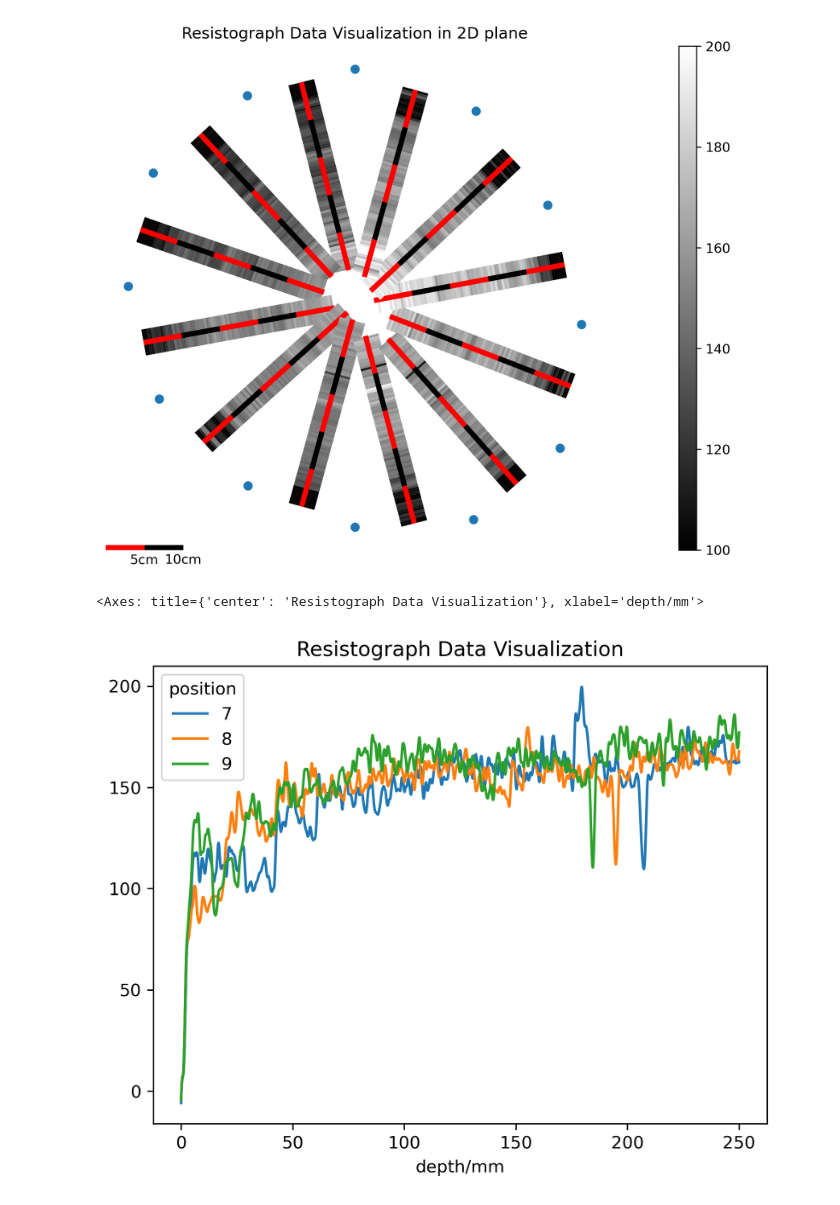
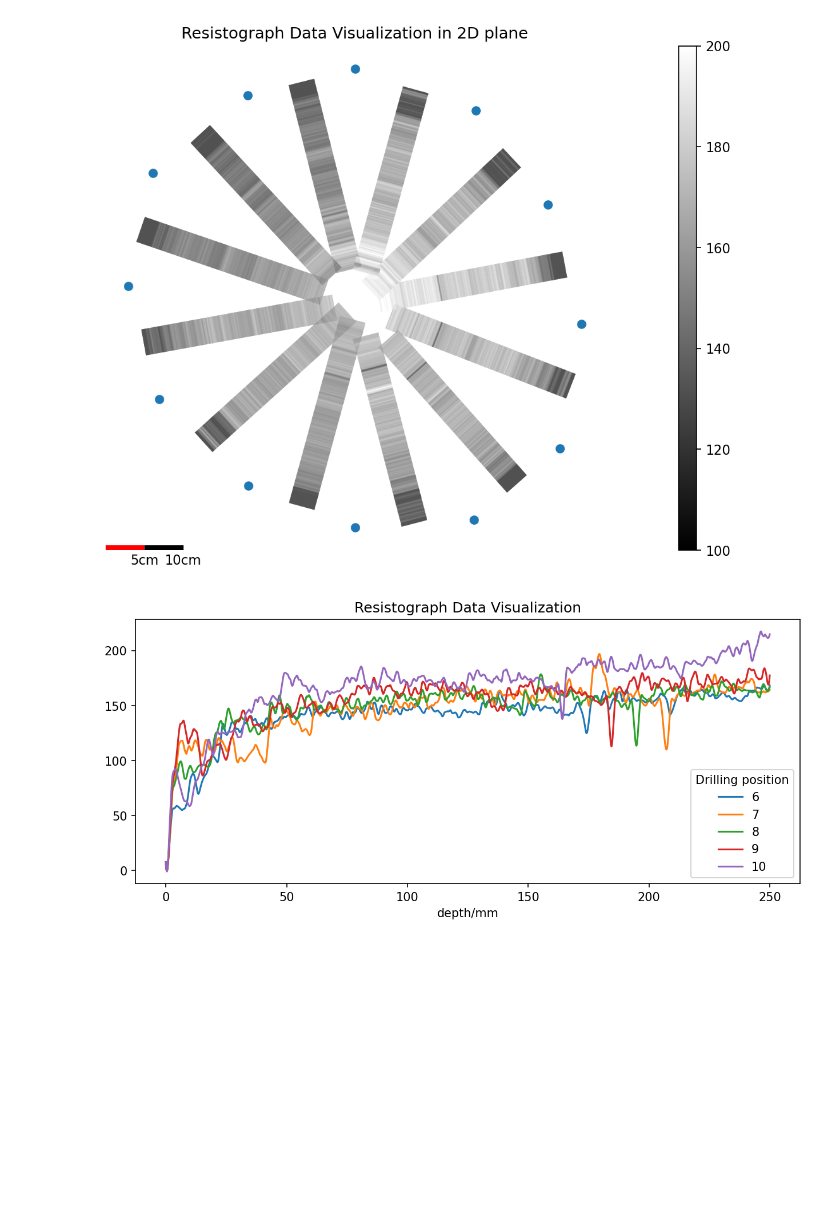
Before and after one commit to robert-marik/resistograph_meets_tomograph, a Jupyter notebook: demo.ipynb, the cells around one changed output. Saved outputs shown, nothing was run; the diff lists cells and outputs as text; code cells hidden in the pictures; blank space fills up the shorter version.

```diff
--- a/demo.ipynb
+++ b/demo.ipynb
@@ -5,14 +5,14 @@ import matplotlib.pyplot as plt
 # Setup parameters
 data_dir = "data/"
 settings_filter = {
-    'window_length': 201,
+    'window_length': 301,
     'polyorder': 3,
     'upper_limit': 250
 }
 settings_plot = {
     'min': 100,
     'max': 200,
-    'step': 300,
+    'step': 10,
     'linewidth': 20,
     'cmap': 'gray'
 }
@@ -25,11 +25,11 @@ nodes_df = read_nodes(data_dir)
 
 # Plotting nodes, resistograph data, and scale
 # set higher DPI for better resolution
-plt.rcParams['figure.dpi'] = 300
-plt.rcParams['savefig.dpi'] = 300
+plt.rcParams['figure.dpi'] = 150
+plt.rcParams['savefig.dpi'] = 150
 fig, [ax, cax] = plt.subplots(1, 2, figsize=(8, 6), gridspec_kw={'width_ratios': [40, 1]})
 ax.plot(nodes_df['x'], nodes_df['y'], 'o')
-add_resistograph_data(resistograph_df, nodes_df, ax, cax, scale_length=scale_length, **settings_plot)
+add_resistograph_data(resistograph_df, nodes_df, ax, cax, **settings_plot)
 add_scale(ax)
 
 # Final adjustments
@@ -39,20 +39,25 @@ plt.tight_layout()
 fig.savefig("fig1.png")
 plt.show()
 # %% [output]
-[figure, old version]
+[figure, new version]
 # %%
 plotly_settings = {'backend': 'plotly',
     'labels': {'value': 'Resistograph Value'},
     'width': 800, 'height': 600}
 # plot selected columns
 # uncomment the plotly_settings dictionary to get interactive plot
-resistograph_df[[7,8,9]].plot(
-    title='Resistograph Data Visualization',
-    #**plotly_settings
+fig, ax = plt.subplots(figsize=(10,4))
+(resistograph_df
+    #.loc[100:250]
+    #.iloc[::10]
+    .loc[:,[6,7,8,9,10]].plot(title='Resistograph Data Visualization', ax=ax
+    # **plotly_settings
 )
+)
+plt.legend(title="Drilling position")
+plt.savefig("fig0.png")
 # %% [output]
-<Axes: title={'center': 'Resistograph Data Visualization'}, xlabel='depth/mm'>
-[figure, old version]
+[figure, new version]
 # %%
 from transform_image import transform_image
 import matplotlib.image as mpimg
```
Also changed, not shown: parts of 2 cells of this notebook.
